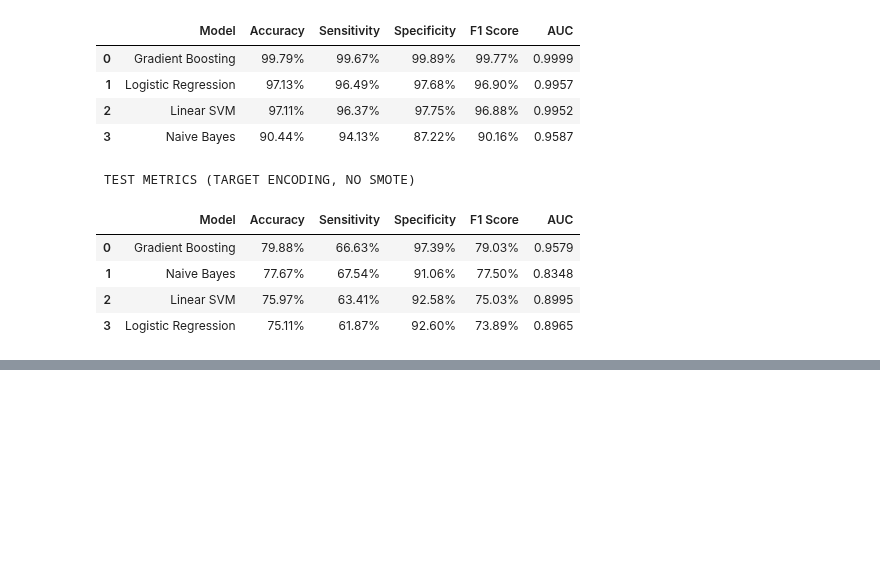
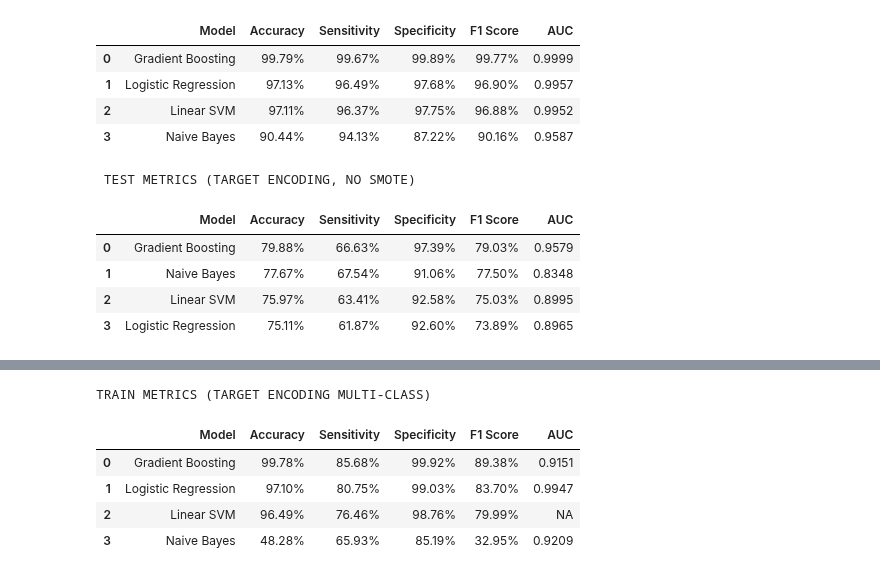
Before and after one commit to SpringBoardMentor193s/SentinelNet_Oct_Batch, a Jupyter notebook: nsl_kdd_models.ipynb, the cells around one changed output, grey strips where cells are left out. Drawn from its saved outputs; the diff is of its cells as text; code cells hidden in the pictures; blank space fills up the shorter version.

```diff
--- a/nsl_kdd_models.ipynb
+++ b/nsl_kdd_models.ipynb
@@ -438,0 +655,80 @@ EVALUATING TARGET ENCODING MODELS (NO SMOTE)...
+# %%
+from category_encoders import MEstimateEncoder
+from sklearn.preprocessing import StandardScaler
+
+# apply M-Estimate Target Encoding
+te = MEstimateEncoder(cols=categorical_cols, m=5)
+te.fit(X_train_raw, y_train)
+
+X_train_te = te.transform(X_train_raw)
+X_test_te  = te.transform(X_test_raw)
+
+# scale numerical
+X_train_te_scaled = X_train_te.copy()
+X_test_te_scaled  = X_test_te.copy()
+
+X_train_te_scaled[numerical_cols] = scaler.fit_transform(X_train_te[numerical_cols])
+X_test_te_scaled[numerical_cols]  = scaler.transform(X_test_te[numerical_cols])
+
+# target encoding models
+target_encoding_models = {
+    "Logistic Regression": LogisticRegression(max_iter=2000, n_jobs=-1),
+    "Linear SVM": LinearSVC(max_iter=4000),
+    "Naive Bayes": GaussianNB(),
+    "Gradient Boosting": GradientBoostingClassifier()
+}
+
+train_rows_te = []
+test_rows_te = []
+
+for name, model in target_encoding_models.items():
+    model.fit(X_train_te_scaled, y_train)
+
+    # train metrics
+    tr_acc, tr_sens, tr_spec, tr_f1, tr_auc = multi_metrics(
+        model, X_train_te_scaled, y_train
+    )
+
+    train_rows_te.append([
+        name,
+        f"{tr_acc*100:.2f}%",
+        f"{tr_sens*100:.2f}%",
+        f"{tr_spec*100:.2f}%",
+        f"{tr_f1*100:.2f}%",
+        f"{tr_auc:.4f}" if not np.isnan(tr_auc) else "NA"
+    ])
+
+    # test metrics
+    te_acc, te_sens, te_spec, te_f1, te_auc = multi_metrics(
+        model, X_test_te_scaled, y_test
+    )
+
+    test_rows_te.append([
+        name,
+        f"{te_acc*100:.2f}%",
+        f"{te_sens*100:.2f}%",
+        f"{te_spec*100:.2f}%",
+        f"{te_f1*100:.2f}%",
+        f"{te_auc:.4f}" if not np.isnan(te_auc) else "NA"
+    ])
+
+train_df_te = pd.DataFrame(train_rows_te, columns=[
+    "Model", "Accuracy", "Sensitivity", "Specificity", "F1 Score", "AUC"
+]).sort_values(by="Accuracy", ascending=False).reset_index(drop=True)
+
+test_df_te = pd.DataFrame(test_rows_te, columns=[
+    "Model", "Accuracy", "Sensitivity", "Specificity", "F1 Score", "AUC"
+]).sort_values(by="Accuracy", ascending=False).reset_index(drop=True)
+
+print("\nTRAIN METRICS (TARGET ENCODING MULTI-CLASS)\n")
+display(train_df_te)
+
+print("\nTEST METRICS (TARGET ENCODING MULTI-CLASS)\n")
+display(test_df_te)
+# %% [output]
+TRAIN METRICS (TARGET ENCODING MULTI-CLASS)
+|  | Model | Accuracy | Sensitivity | Specificity | F1 Score | AUC |
+| 0 | Gradient Boosting | 99.78% | 85.68% | 99.92% | 89.38% | 0.9151 |
+| 1 | Logistic Regression | 97.10% | 80.75% | 99.03% | 83.70% | 0.9947 |
+| 2 | Linear SVM | 96.49% | 76.46% | 98.76% | 79.99% | NA |
+| 3 | Naive Bayes | 48.28% | 65.93% | 85.19% | 32.95% | 0.9209 |
```
Also changed, not shown: parts of 4 cells of this notebook, 1 other file.
